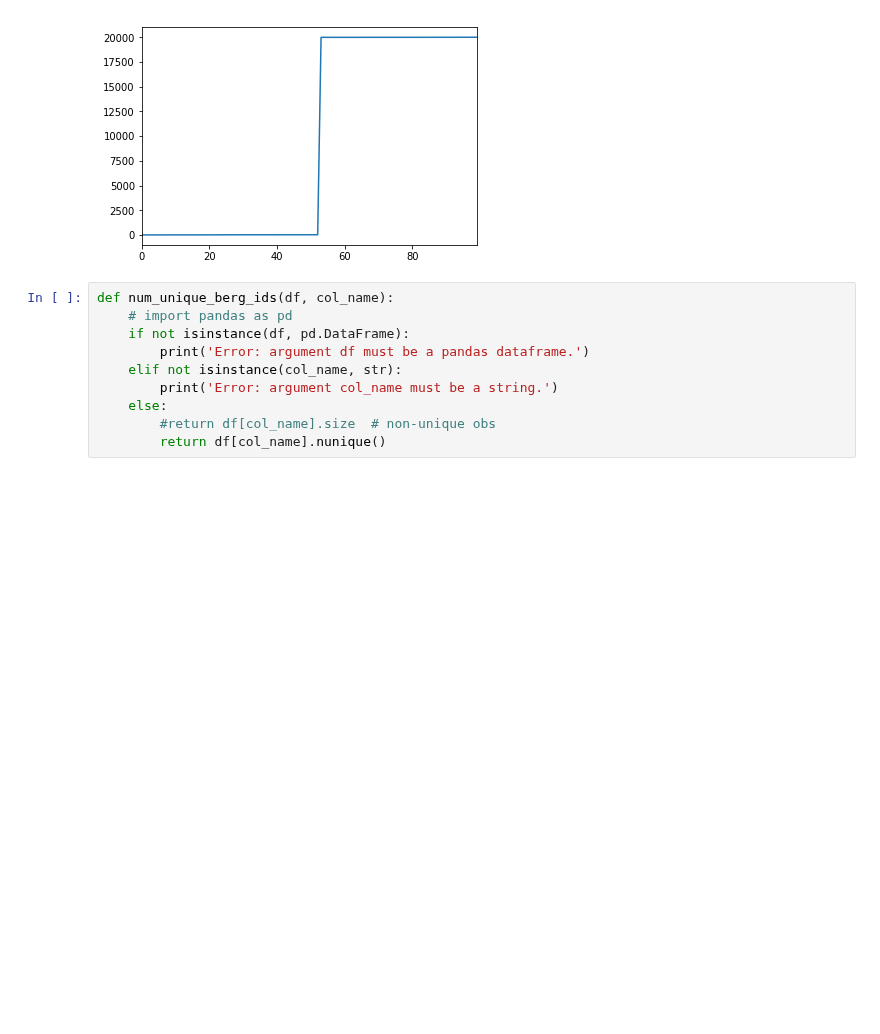
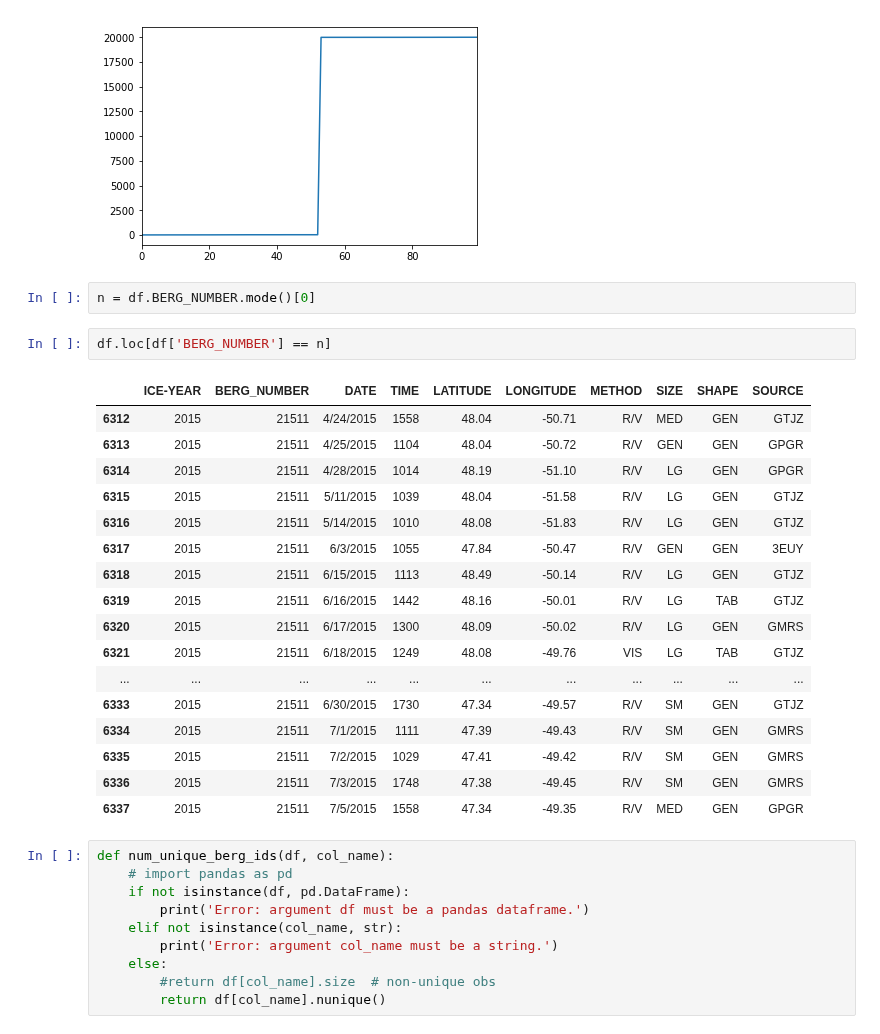
Before and after one commit to evankielley/IceDEF, a Jupyter notebook: notebooks/iip_iceberg_data.ipynb, the cells around one changed output. Drawn from its saved outputs; the diff is of its cells as text; blank space fills up the shorter version.

```diff
--- a/notebooks/iip_iceberg_data.ipynb
+++ b/notebooks/iip_iceberg_data.ipynb
@@ -46,6 +55,28 @@ df['BERG_NUMBER'][:100].plot()
 # %% [output]
 <matplotlib.axes._subplots.AxesSubplot at 0x...>
 [figure]
+# %%
+n = df.BERG_NUMBER.mode()[0]
+# %%
+df.loc[df['BERG_NUMBER'] == n]
+# %% [output]
+|  | ICE-YEAR | BERG_NUMBER | DATE | TIME | LATITUDE | LONGITUDE | METHOD | SIZE | SHAPE | SOURCE |
+| 6312 | 2015 | 21511 | 4/24/2015 | 1558 | 48.04 | -50.71 | R/V | MED | GEN | GTJZ |
+| 6313 | 2015 | 21511 | 4/25/2015 | 1104 | 48.04 | -50.72 | R/V | GEN | GEN | GPGR |
+| 6314 | 2015 | 21511 | 4/28/2015 | 1014 | 48.19 | -51.10 | R/V | LG | GEN | GPGR |
+| 6315 | 2015 | 21511 | 5/11/2015 | 1039 | 48.04 | -51.58 | R/V | LG | GEN | GTJZ |
+| 6316 | 2015 | 21511 | 5/14/2015 | 1010 | 48.08 | -51.83 | R/V | LG | GEN | GTJZ |
+| 6317 | 2015 | 21511 | 6/3/2015 | 1055 | 47.84 | -50.47 | R/V | GEN | GEN | 3EUY |
+| 6318 | 2015 | 21511 | 6/15/2015 | 1113 | 48.49 | -50.14 | R/V | LG | GEN | GTJZ |
+| 6319 | 2015 | 21511 | 6/16/2015 | 1442 | 48.16 | -50.01 | R/V | LG | TAB | GTJZ |
+| 6320 | 2015 | 21511 | 6/17/2015 | 1300 | 48.09 | -50.02 | R/V | LG | GEN | GMRS |
+| 6321 | 2015 | 21511 | 6/18/2015 | 1249 | 48.08 | -49.76 | VIS | LG | TAB | GTJZ |
+| ... | ... | ... | ... | ... | ... | ... | ... | ... | ... | ... |
+| 6333 | 2015 | 21511 | 6/30/2015 | 1730 | 47.34 | -49.57 | R/V | SM | GEN | GTJZ |
+| 6334 | 2015 | 21511 | 7/1/2015 | 1111 | 47.39 | -49.43 | R/V | SM | GEN | GMRS |
+| 6335 | 2015 | 21511 | 7/2/2015 | 1029 | 47.41 | -49.42 | R/V | SM | GEN | GMRS |
+| 6336 | 2015 | 21511 | 7/3/2015 | 1748 | 47.38 | -49.45 | R/V | SM | GEN | GMRS |
+| 6337 | 2015 | 21511 | 7/5/2015 | 1558 | 47.34 | -49.35 | R/V | MED | GEN | GPGR |
 # %%
 def num_unique_berg_ids(df, col_name):
     # import pandas as pd
```
Also changed, not shown: parts of 10 cells of this notebook.
